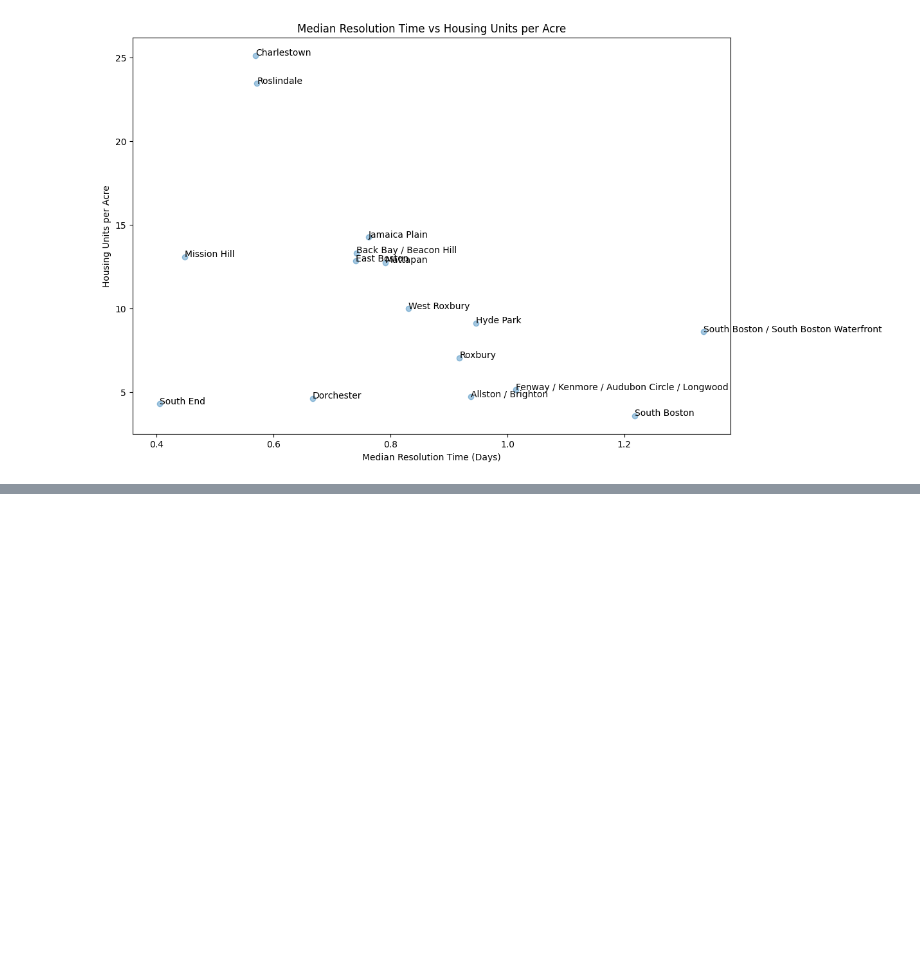
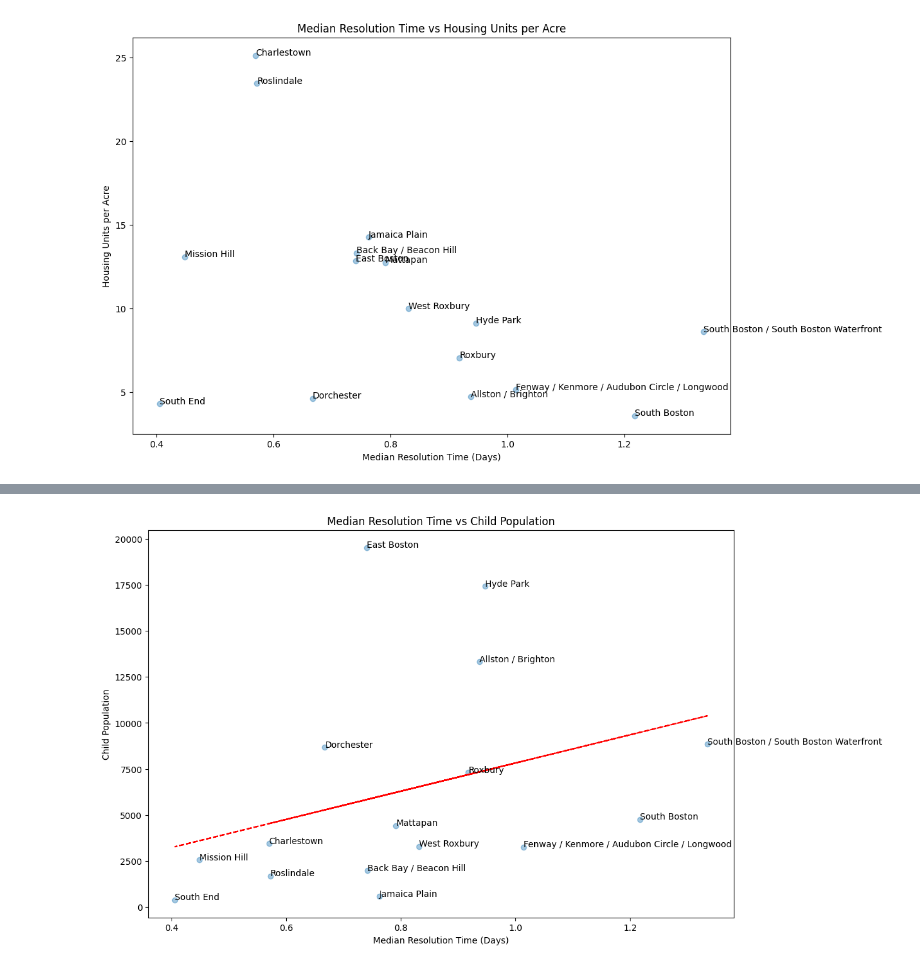
Before and after one commit to Laerk23/CS506-311ServiceTracker, a Jupyter notebook: fa23-team-d/notebooks/final_notebooks/poster_notebook copy.ipynb, the cells around one changed output, grey strips where cells are left out. Drawn from its saved outputs; the diff is of its cells as text; code cells hidden in the pictures; blank space fills up the shorter version.

```diff
--- a/fa23-team-d/notebooks/final_notebooks/poster_notebook copy.ipynb
+++ b/fa23-team-d/notebooks/final_notebooks/poster_notebook copy.ipynb
@@ -547,0 +578,4 @@ plot(x,y,'Median Resolution Time (Days)','Housing Units per Acre','Median Resolu
+# %%
+plot_with_lr(x,y,'Median Resolution Time (Days)','Child Population','Median Resolution Time vs Child Population')
+# %% [output]
+[figure, added]
```
Also changed, not shown: parts of 38 cells of this notebook.
